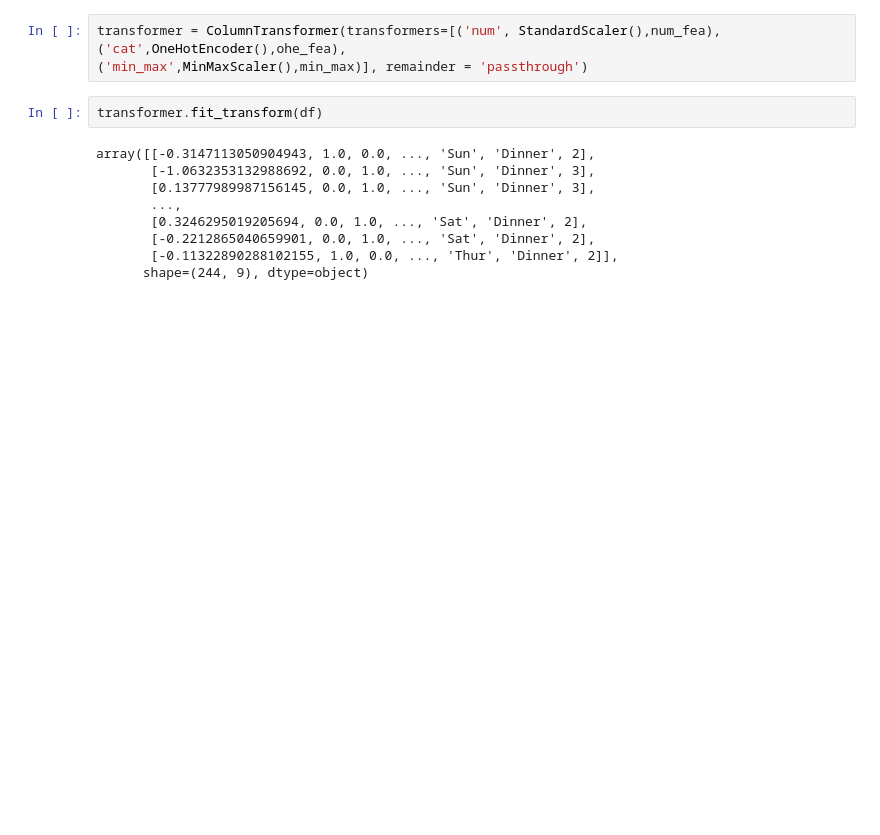
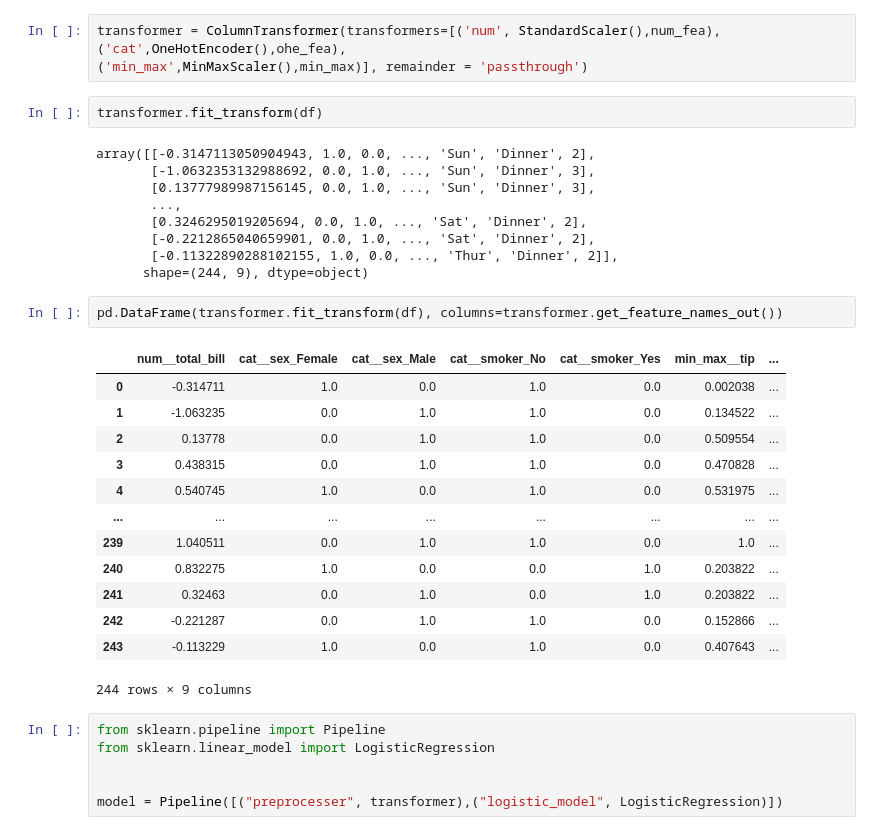
Before and after one commit to kamni0506-source/machine_learning, a Jupyter notebook: class_5.ipynb, the cells around one changed output. Drawn from its saved outputs; the diff is of its cells as text; blank space fills up the shorter version.

Commit message:
feat: add data transformation pipeline outputs and update notebook execution state

```diff
--- a/class_5.ipynb
+++ b/class_5.ipynb
@@ -193,3 +193,25 @@ array([[-0.3147113050904943, 1.0, 0.0, ..., 'Sun', 'Dinner', 2],
        [-0.2212865040659901, 0.0, 1.0, ..., 'Sat', 'Dinner', 2],
        [-0.11322890288102155, 1.0, 0.0, ..., 'Thur', 'Dinner', 2]],
       shape=(244, 9), dtype=object)
+# %%
+pd.DataFrame(transformer.fit_transform(df), columns=transformer.get_feature_names_out())
+# %% [output]
+|  | num__total_bill | cat__sex_Female | cat__sex_Male | cat__smoker_No | cat__smoker_Yes | min_max__tip | ... |
+| 0 | -0.314711 | 1.0 | 0.0 | 1.0 | 0.0 | 0.002038 | ... |
+| 1 | -1.063235 | 0.0 | 1.0 | 1.0 | 0.0 | 0.134522 | ... |
+| 2 | 0.13778 | 0.0 | 1.0 | 1.0 | 0.0 | 0.509554 | ... |
+| 3 | 0.438315 | 0.0 | 1.0 | 1.0 | 0.0 | 0.470828 | ... |
+| 4 | 0.540745 | 1.0 | 0.0 | 1.0 | 0.0 | 0.531975 | ... |
+| ... | ... | ... | ... | ... | ... | ... | ... |
+| 239 | 1.040511 | 0.0 | 1.0 | 1.0 | 0.0 | 1.0 | ... |
+| 240 | 0.832275 | 1.0 | 0.0 | 0.0 | 1.0 | 0.203822 | ... |
+| 241 | 0.32463 | 0.0 | 1.0 | 0.0 | 1.0 | 0.203822 | ... |
+| 242 | -0.221287 | 0.0 | 1.0 | 1.0 | 0.0 | 0.152866 | ... |
+| 243 | -0.113229 | 1.0 | 0.0 | 1.0 | 0.0 | 0.407643 | ... |
+244 rows × 9 columns
+# %%
+from sklearn.pipeline import Pipeline
+from sklearn.linear_model import LogisticRegression
+
+
+model = Pipeline([("preprocesser", transformer),("logistic_model", LogisticRegression)])
```
Also changed, not shown: parts of 10 cells of this notebook.
